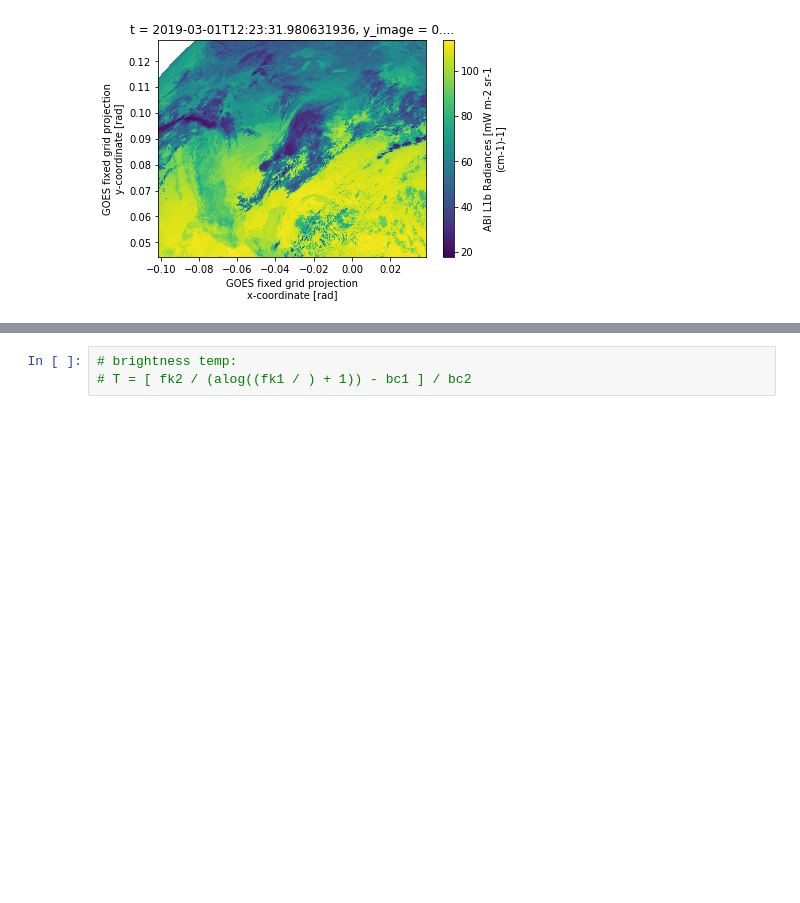
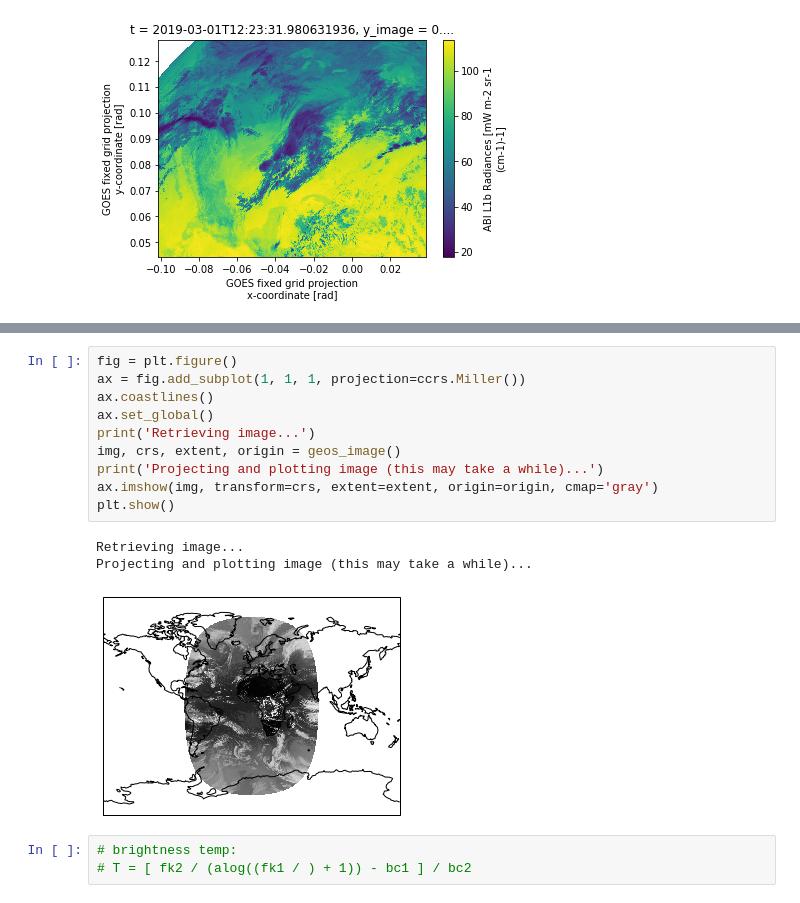
Before and after one commit to spestana/goes-ortho, a Jupyter notebook: goes-aws.ipynb, the cells around one changed output, grey strips where cells are left out. Drawn from its saved outputs; the diff is of its cells as text; blank space fills up the shorter version.

```diff
--- a/goes-aws.ipynb
+++ b/goes-aws.ipynb
@@ -211,3 +256,17 @@ c14.Rad.plot()
+# %%
+fig = plt.figure()
+ax = fig.add_subplot(1, 1, 1, projection=ccrs.Miller())
+ax.coastlines()
+ax.set_global()
+print('Retrieving image...')
+img, crs, extent, origin = geos_image()
+print('Projecting and plotting image (this may take a while)...')
+ax.imshow(img, transform=crs, extent=extent, origin=origin, cmap='gray')
+plt.show()
+# %% [output]
+Retrieving image...
+Projecting and plotting image (this may take a while)...
+[figure, added]
 # %%
 # brightness temp:
 # T = [ fk2 / (alog((fk1 / ) + 1)) - bc1 ] / bc2
```
Also changed, not shown: parts of 33 cells of this notebook.
